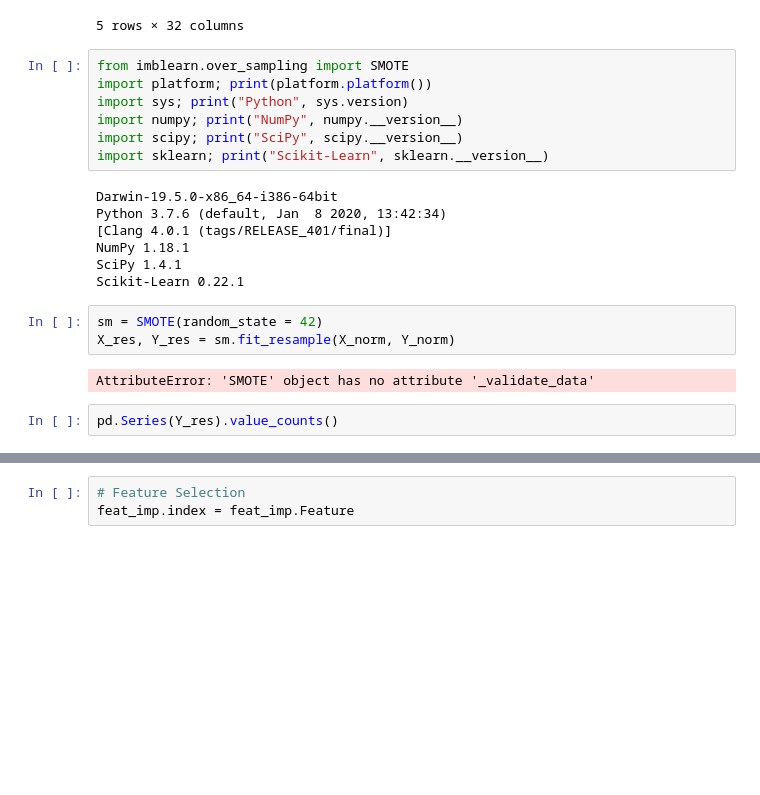
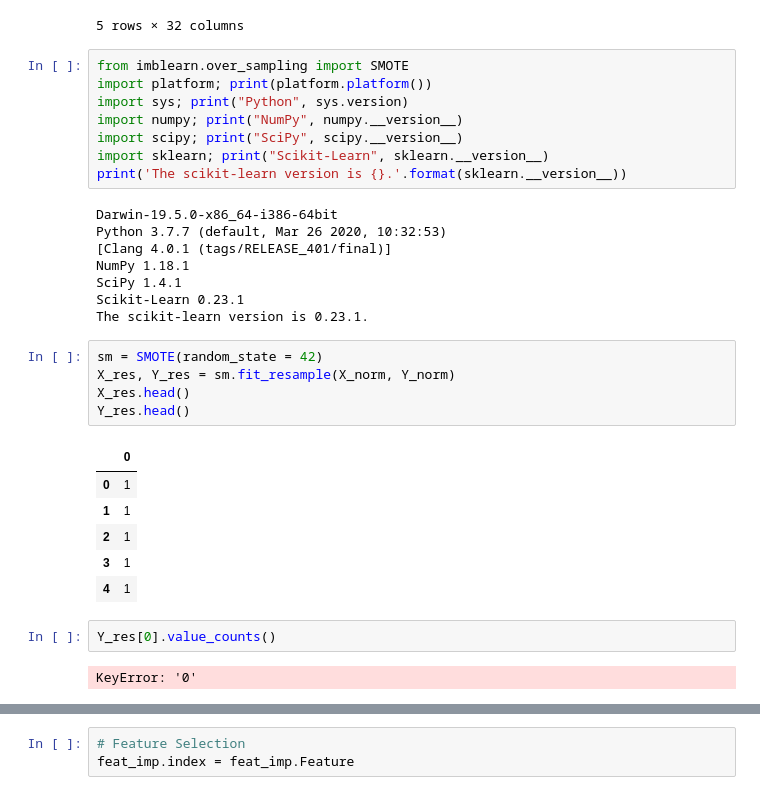
Before and after one commit to LinaSachuk/Deploying-Machine-Learning-Models, a Jupyter notebook: Breast Cancer Classification.ipynb, the cells around one changed output, grey strips where cells are left out. Drawn from its saved outputs; the diff is of its cells as text; blank space fills up the shorter version.

Commit message:
fixed the SMOTE error

```diff
--- a/Breast Cancer Classification.ipynb
+++ b/Breast Cancer Classification.ipynb
@@ -417,20 +417,31 @@ import sys; print("Python", sys.version)
 import numpy; print("NumPy", numpy.__version__)
 import scipy; print("SciPy", scipy.__version__)
 import sklearn; print("Scikit-Learn", sklearn.__version__)
+print('The scikit-learn version is {}.'.format(sklearn.__version__))
 # %% [output]
 Darwin-19.5.0-x86_64-i386-64bit
-Python 3.7.6 (default, Jan  8 2020, 13:42:34)
+Python 3.7.7 (default, Mar 26 2020, 10:32:53)
 [Clang 4.0.1 (tags/RELEASE_401/final)]
 NumPy 1.18.1
 SciPy 1.4.1
-Scikit-Learn 0.22.1
+Scikit-Learn 0.23.1
+The scikit-learn version is 0.23.1.
 # %%
 sm = SMOTE(random_state = 42)
 X_res, Y_res = sm.fit_resample(X_norm, Y_norm)
+X_res.head()
+Y_res.head()
 # %% [output]
-AttributeError: 'SMOTE' object has no attribute '_validate_data'
+|  | 0 |
+| 0 | 1 |
+| 1 | 1 |
+| 2 | 1 |
+| 3 | 1 |
+| 4 | 1 |
-# %%
-pd.Series(Y_res).value_counts()
+# %%
+Y_res[0].value_counts()
+# %% [output]
+KeyError: '0'
 # %%
 param = {
     'n_estimators' : [100, 500, 1000, 2000]
```
Also changed, not shown: parts of 6 cells of this notebook, 1 other file.
